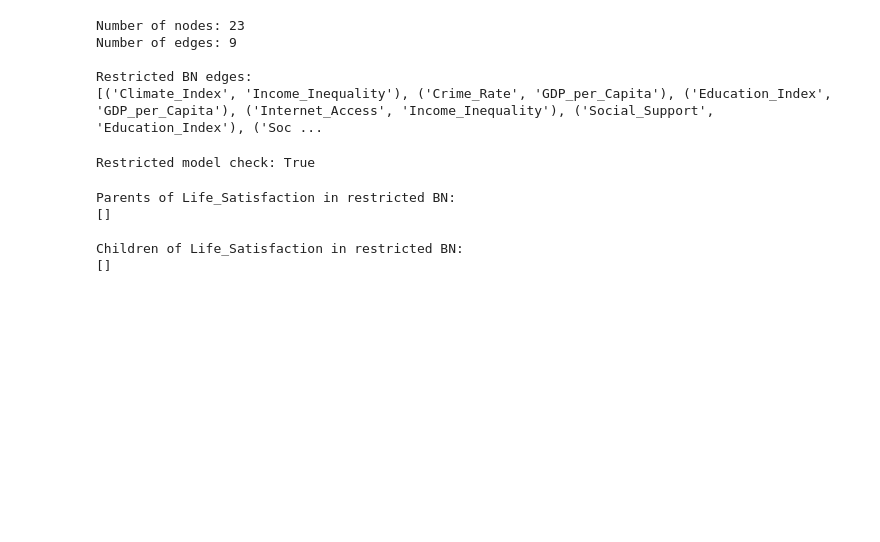
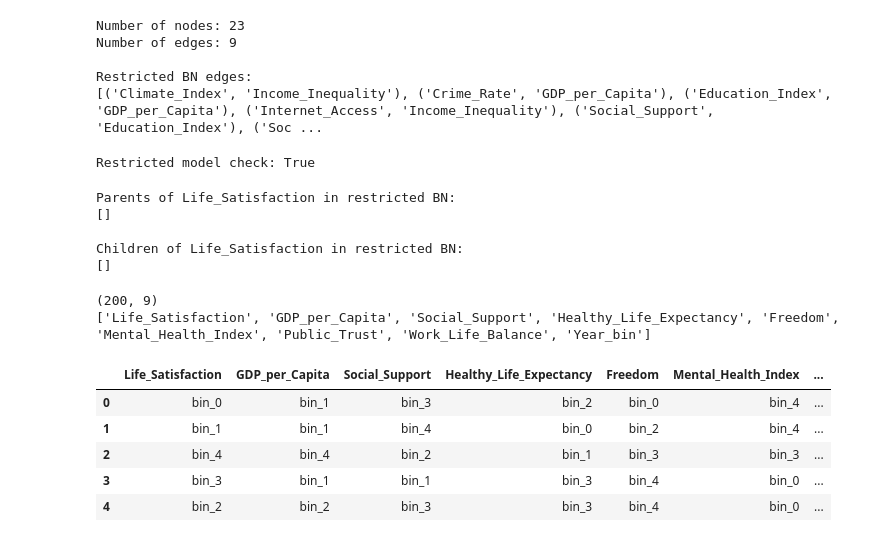
Before and after one commit to mateidiana/WellBeingModelling, a Jupyter notebook: notebooks/bayesian_networks/04_4_bn_world_happiness.ipynb, the cells around one changed output. Saved outputs shown, nothing was run; the diff lists cells and outputs as text; code cells hidden in the pictures; blank space fills up the shorter version.

Commit message:
add small manual bn model for world happiness report dataset

```diff
--- a/notebooks/bayesian_networks/04_4_bn_world_happiness.ipynb
+++ b/notebooks/bayesian_networks/04_4_bn_world_happiness.ipynb
@@ -284,3 +284,31 @@ Parents of Life_Satisfaction in restricted BN:
 
 Children of Life_Satisfaction in restricted BN:
 []
+# %%
+# Create a smaller BN dataset with the most important macro-level variables
+selected_cols = [
+    "Life_Satisfaction",
+    "GDP_per_Capita",
+    "Social_Support",
+    "Healthy_Life_Expectancy",
+    "Freedom",
+    "Mental_Health_Index",
+    "Public_Trust",
+    "Work_Life_Balance",
+    "Year_bin"
+]
+
+df_bn_small = df_bn_model[selected_cols].copy()
+
+print(df_bn_small.shape)
+print(df_bn_small.columns.tolist())
+df_bn_small.head()
+# %% [output]
+(200, 9)
+['Life_Satisfaction', 'GDP_per_Capita', 'Social_Support', 'Healthy_Life_Expectancy', 'Freedom', 'Mental_Health_Index', 'Public_Trust', 'Work_Life_Balance', 'Year_bin']
+|  | Life_Satisfaction | GDP_per_Capita | Social_Support | Healthy_Life_Expectancy | Freedom | Mental_Health_Index | ... |
+| 0 | bin_0 | bin_1 | bin_3 | bin_2 | bin_0 | bin_4 | ... |
+| 1 | bin_1 | bin_1 | bin_4 | bin_0 | bin_2 | bin_4 | ... |
+| 2 | bin_4 | bin_4 | bin_2 | bin_1 | bin_3 | bin_3 | ... |
+| 3 | bin_3 | bin_1 | bin_1 | bin_3 | bin_4 | bin_0 | ... |
+| 4 | bin_2 | bin_2 | bin_3 | bin_3 | bin_4 | bin_0 | ... |
```
Also changed, not shown: parts of 14 cells of this notebook.
